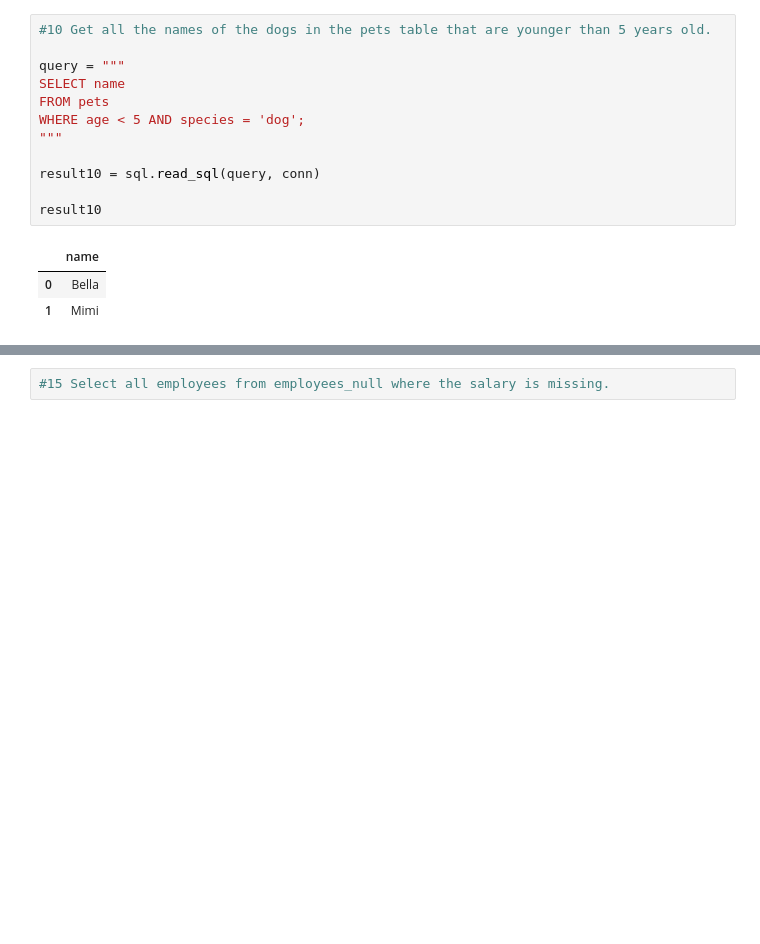
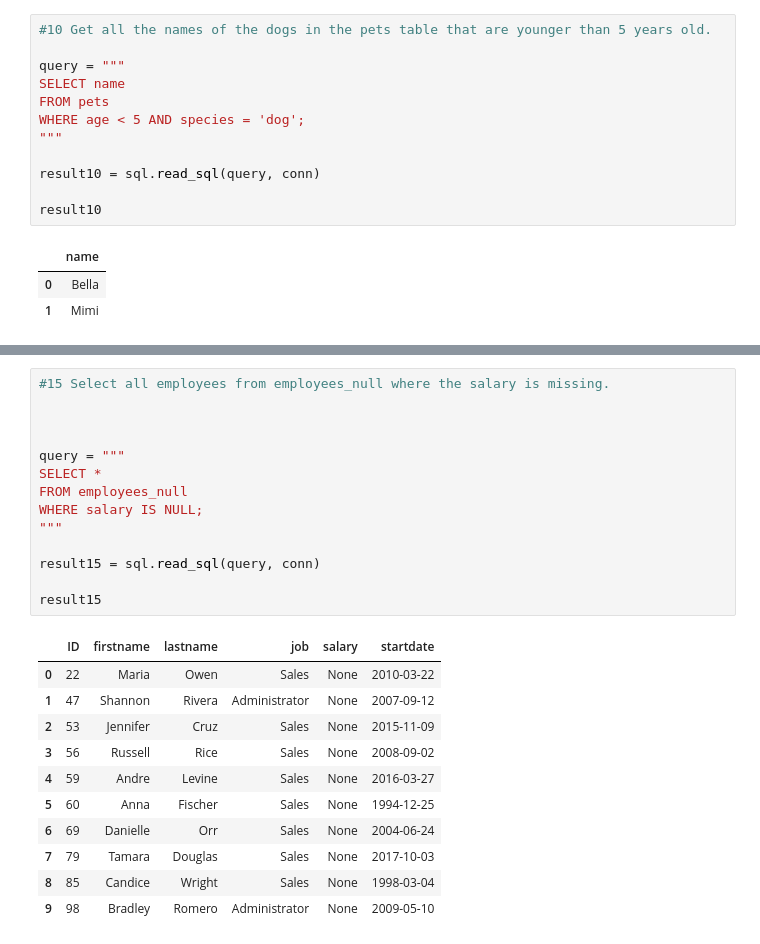
Before and after one commit to tamadasun/SQL_challenge, a Jupyter notebook: 01_basic.ipynb, the cells around one changed output, grey strips where cells are left out. Drawn from its saved outputs; the diff is of its cells as text; blank space fills up the shorter version.

```diff
--- a/01_basic.ipynb
+++ b/01_basic.ipynb
@@ -357,4 +430,28 @@ result10
 # %%
 #15 Select all employees from employees_null where the salary is missing.
+
+
+
+query = """
+SELECT *
+FROM employees_null
+WHERE salary IS NULL;
+"""
+
+result15 = sql.read_sql(query, conn)
+
+result15
+# %% [output]
+|  | ID | firstname | lastname | job | salary | startdate |
+| 0 | 22 | Maria | Owen | Sales | None | 2010-03-22 |
+| 1 | 47 | Shannon | Rivera | Administrator | None | 2007-09-12 |
+| 2 | 53 | Jennifer | Cruz | Sales | None | 2015-11-09 |
+| 3 | 56 | Russell | Rice | Sales | None | 2008-09-02 |
+| 4 | 59 | Andre | Levine | Sales | None | 2016-03-27 |
+| 5 | 60 | Anna | Fischer | Sales | None | 1994-12-25 |
+| 6 | 69 | Danielle | Orr | Sales | None | 2004-06-24 |
+| 7 | 79 | Tamara | Douglas | Sales | None | 2017-10-03 |
+| 8 | 85 | Candice | Wright | Sales | None | 1998-03-04 |
+| 9 | 98 | Bradley | Romero | Administrator | None | 2009-05-10 |
 # %%
 #16 Select all employees from employees_null where the salary is below $35,000 or missing.
```
Also changed, not shown: parts of 11 cells of this notebook.
